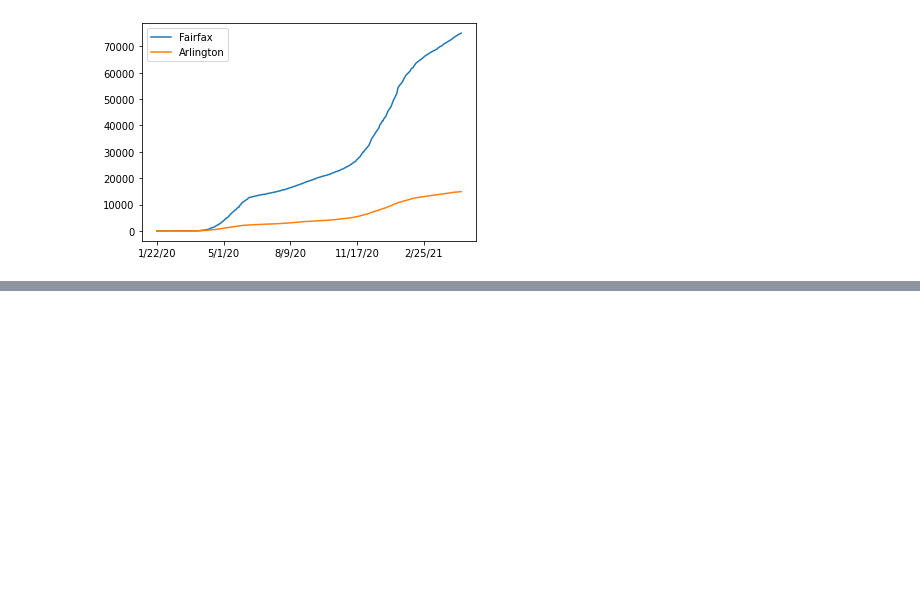
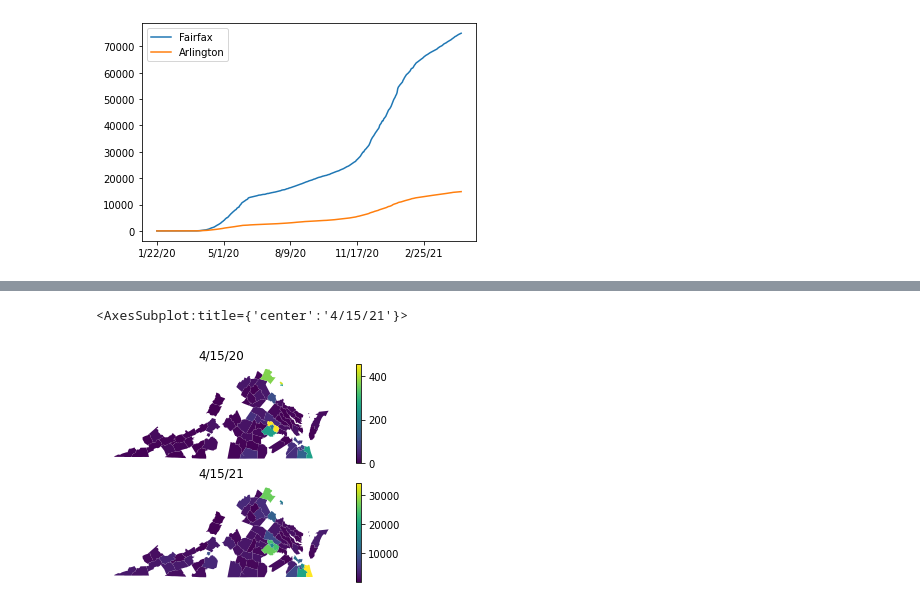
Before and after one commit to FrancoRosa/data-analysis, a Jupyter notebook: solutions.ipynb, the cells around one changed output, grey strips where cells are left out. Saved outputs shown, nothing was run; the diff lists cells and outputs as text; code cells hidden in the pictures; blank space fills up the shorter version.

```diff
--- a/solutions.ipynb
+++ b/solutions.ipynb
@@ -314,6 +297,11 @@ lines = df.plot.line()
 - Provide a title for each subplot.
 # %%
 import geopandas as gpd
+import pandas as pd
+import matplotlib.pyplot as plt
 
+covid = pd.read_csv("project_covid19.csv")
 filepath = 'counties/CountiesBEA.shp'
 counties = gpd.read_file(filepath)
+print("covid columns:", covid.columns)
+print("shape columns:", counties.columns)
@@ -326,0 +316,14 @@ SyntaxError: invalid syntax (<ipython-input-3-48939a17c4b7>, line 4)
+# %%
+counties.rename(columns = {'FIPS_BEA':'FIPS'}, inplace = True) # Rename to have a common column
+counties = counties.merge(covid, on='FIPS')
+fig, ax = plt.subplots(2,1)
+
+ax[0].axis('off')
+ax[1].axis('off')
+ax[0].set_title('4/15/20')
+ax[1].set_title('4/15/21')
+counties[counties.Province_State == 'Virginia'].plot(ax = ax[0], column = '4/15/20', legend = True)
+counties[counties.Province_State == 'Virginia'].plot(ax = ax[1], column = '4/15/21', legend = True )
+# %% [output]
+<AxesSubplot:title={'center':'4/15/21'}>
+[figure, added]
```
Also changed, not shown: parts of 6 cells of this notebook.
